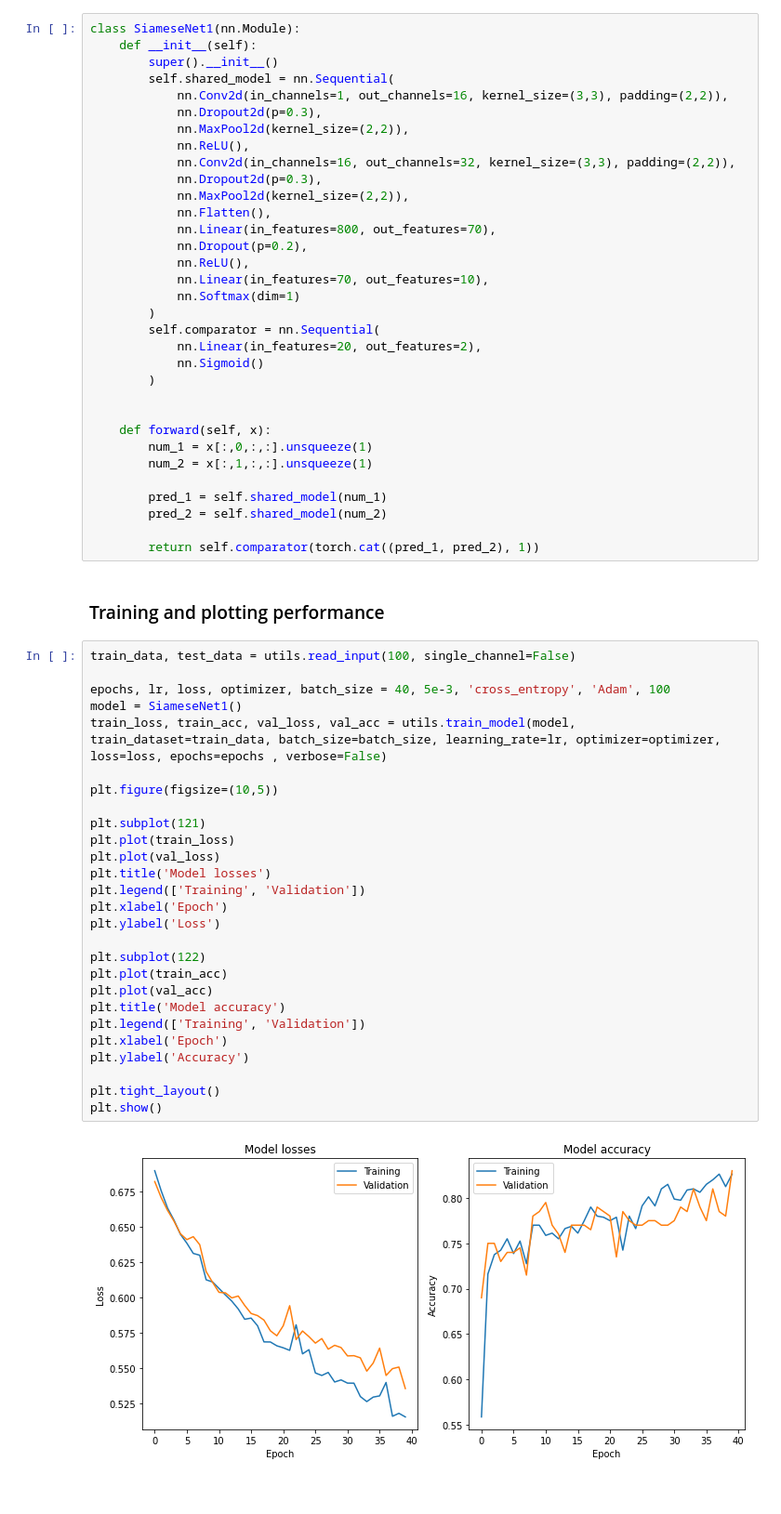
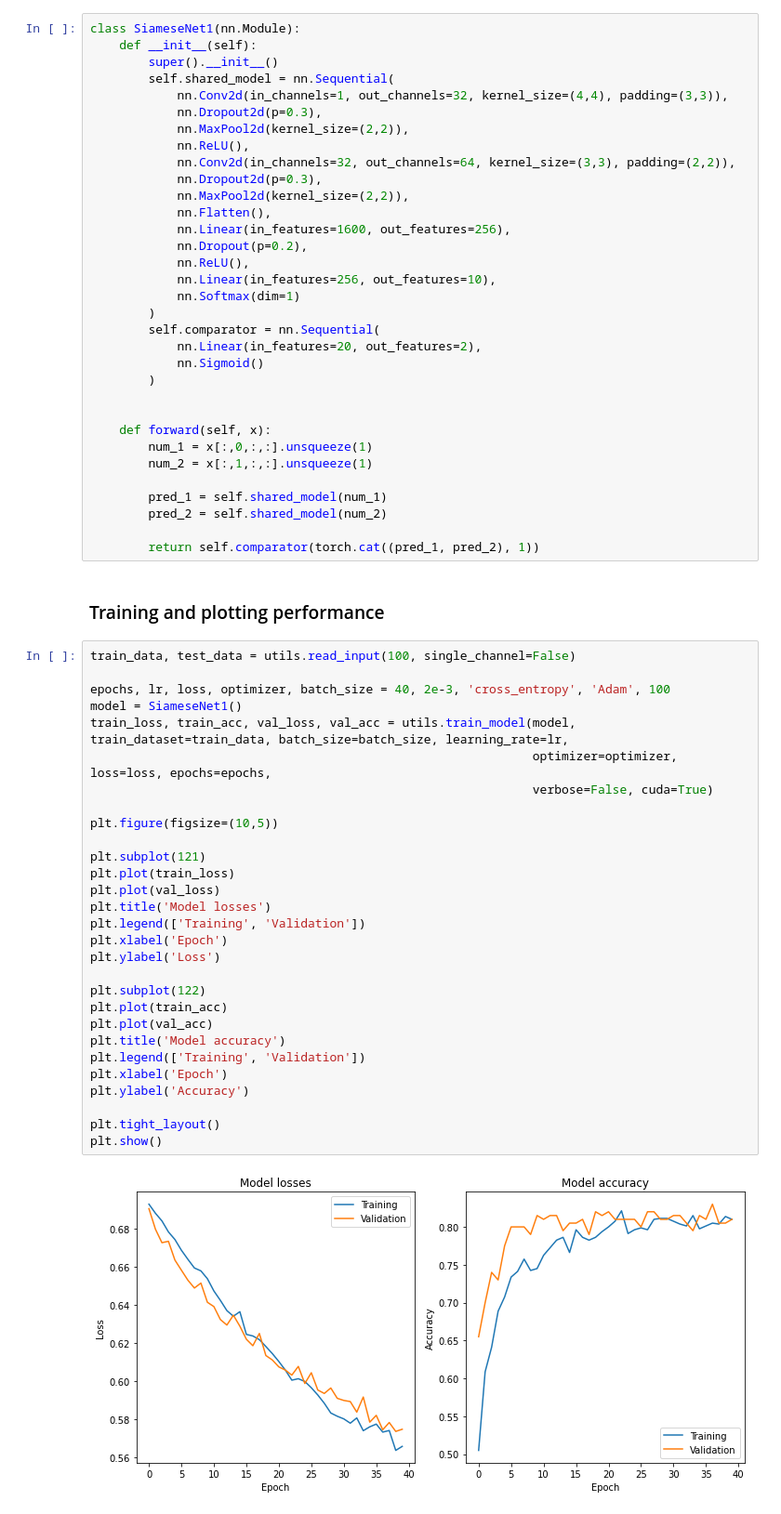
Before and after one commit to aalshabaan/EE-559Proj, a Jupyter notebook: Abed.ipynb, the cells around one changed output. Shown: that part at 93% size. Cells and saved outputs as stored; diff of their text form.

```diff
--- a/Abed.ipynb
+++ b/Abed.ipynb
@@ -24,18 +24,18 @@ class SiameseNet1(nn.Module):
     def __init__(self):
         super().__init__()
         self.shared_model = nn.Sequential(
-            nn.Conv2d(in_channels=1, out_channels=16, kernel_size=(3,3), padding=(2,2)),
+            nn.Conv2d(in_channels=1, out_channels=32, kernel_size=(4,4), padding=(3,3)),
             nn.Dropout2d(p=0.3),
             nn.MaxPool2d(kernel_size=(2,2)),
             nn.ReLU(),
-            nn.Conv2d(in_channels=16, out_channels=32, kernel_size=(3,3), padding=(2,2)),
+            nn.Conv2d(in_channels=32, out_channels=64, kernel_size=(3,3), padding=(2,2)),
             nn.Dropout2d(p=0.3),
             nn.MaxPool2d(kernel_size=(2,2)),
             nn.Flatten(),
-            nn.Linear(in_features=800, out_features=70),
+            nn.Linear(in_features=1600, out_features=256),
             nn.Dropout(p=0.2),
             nn.ReLU(),
-            nn.Linear(in_features=70, out_features=10),
+            nn.Linear(in_features=256, out_features=10),
             nn.Softmax(dim=1)
         )
         self.comparator = nn.Sequential(
@@ -57,29 +57,31 @@ class SiameseNet1(nn.Module):
 # %%
 train_data, test_data = utils.read_input(100, single_channel=False)
 
-epochs, lr, loss, optimizer, batch_size = 40, 5e-3, 'cross_entropy', 'Adam', 100
+epochs, lr, loss, optimizer, batch_size = 40, 2e-3, 'cross_entropy', 'Adam', 100
 model = SiameseNet1()
-train_loss, train_acc, val_loss, val_acc = utils.train_model(model, train_dataset=train_data, batch_size=batch_size, learning_rate=lr, optimizer=optimizer, loss=loss, epochs=epochs , verbose=False)
+train_loss, train_acc, val_loss, val_acc = utils.train_model(model, train_dataset=train_data, batch_size=batch_size, learning_rate=lr,
+                                                             optimizer=optimizer, loss=loss, epochs=epochs,
+                                                             verbose=False, cuda=True)
 
 plt.figure(figsize=(10,5))
 
 plt.subplot(121)
 plt.plot(train_loss)
 plt.plot(val_loss)
 plt.title('Model losses')
 plt.legend(['Training', 'Validation'])
 plt.xlabel('Epoch')
 plt.ylabel('Loss')
 
 plt.subplot(122)
 plt.plot(train_acc)
 plt.plot(val_acc)
 plt.title('Model accuracy')
 plt.legend(['Training', 'Validation'])
 plt.xlabel('Epoch')
 plt.ylabel('Accuracy')
 
 plt.tight_layout()
 plt.show()
 # %% [output]
-[figure, old version]
+[figure, new version]
```
